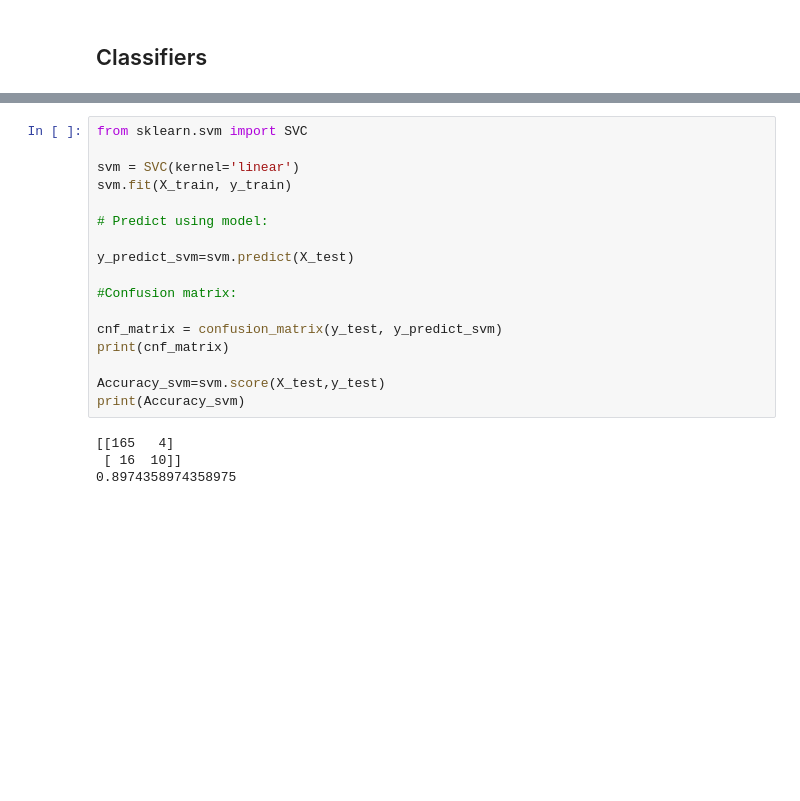
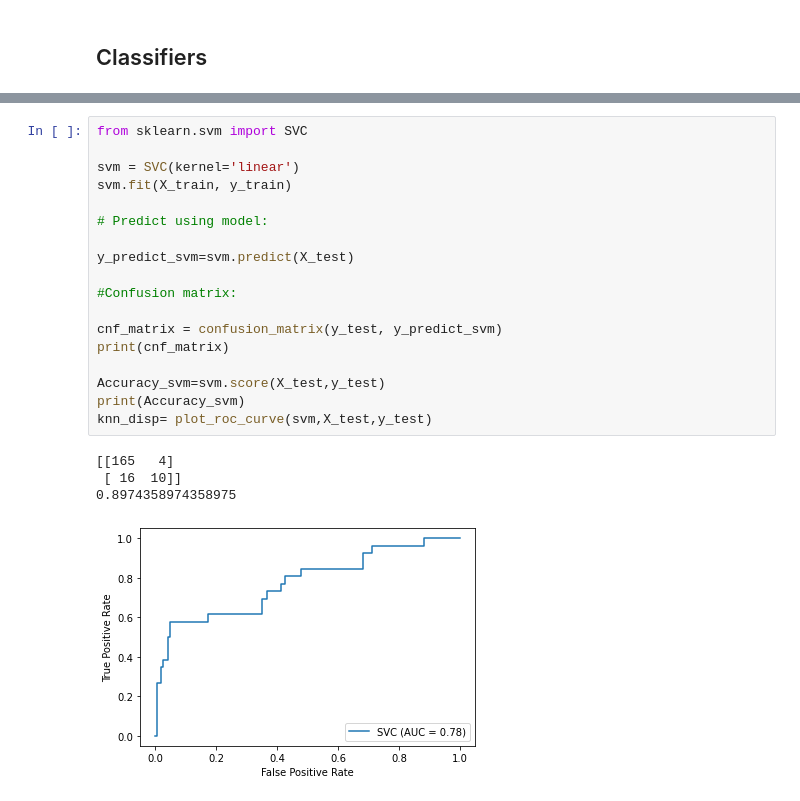
Before and after one commit to ipaulson/sb_curriculum, a Jupyter notebook: sb-capstone2/notebooks/modeling.ipynb, the cells around one changed output, grey strips where cells are left out. Cells and saved outputs as stored; diff of their text form; blank space fills up the shorter version.

```diff
--- a/sb-capstone2/notebooks/modeling.ipynb
+++ b/sb-capstone2/notebooks/modeling.ipynb
@@ -244,24 +149,26 @@ print(Accuracy_knn)
 # %%
 from sklearn.svm import SVC
 
 svm = SVC(kernel='linear')
 svm.fit(X_train, y_train)
 
 # Predict using model:
 
 y_predict_svm=svm.predict(X_test)
 
 #Confusion matrix:
 
 cnf_matrix = confusion_matrix(y_test, y_predict_svm)
 print(cnf_matrix)
 
 Accuracy_svm=svm.score(X_test,y_test)
 print(Accuracy_svm)
+knn_disp= plot_roc_curve(svm,X_test,y_test)
 # %% [output]
 [[165   4]
  [ 16  10]]
 0.8974358974358975
+[figure, added]
 # %%
 from sklearn.ensemble import RandomForestClassifier
 
```
Also changed, not shown: parts of 20 cells of this notebook, 2 other files.
